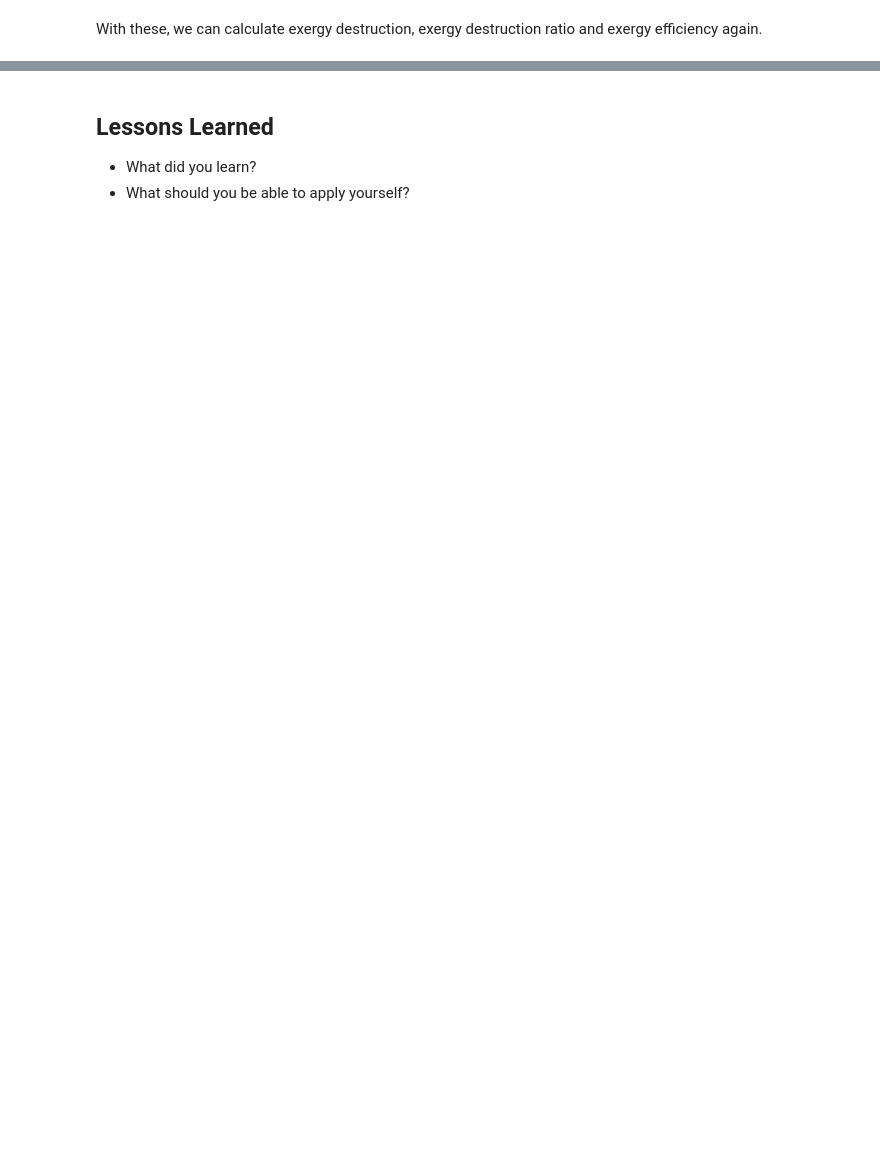
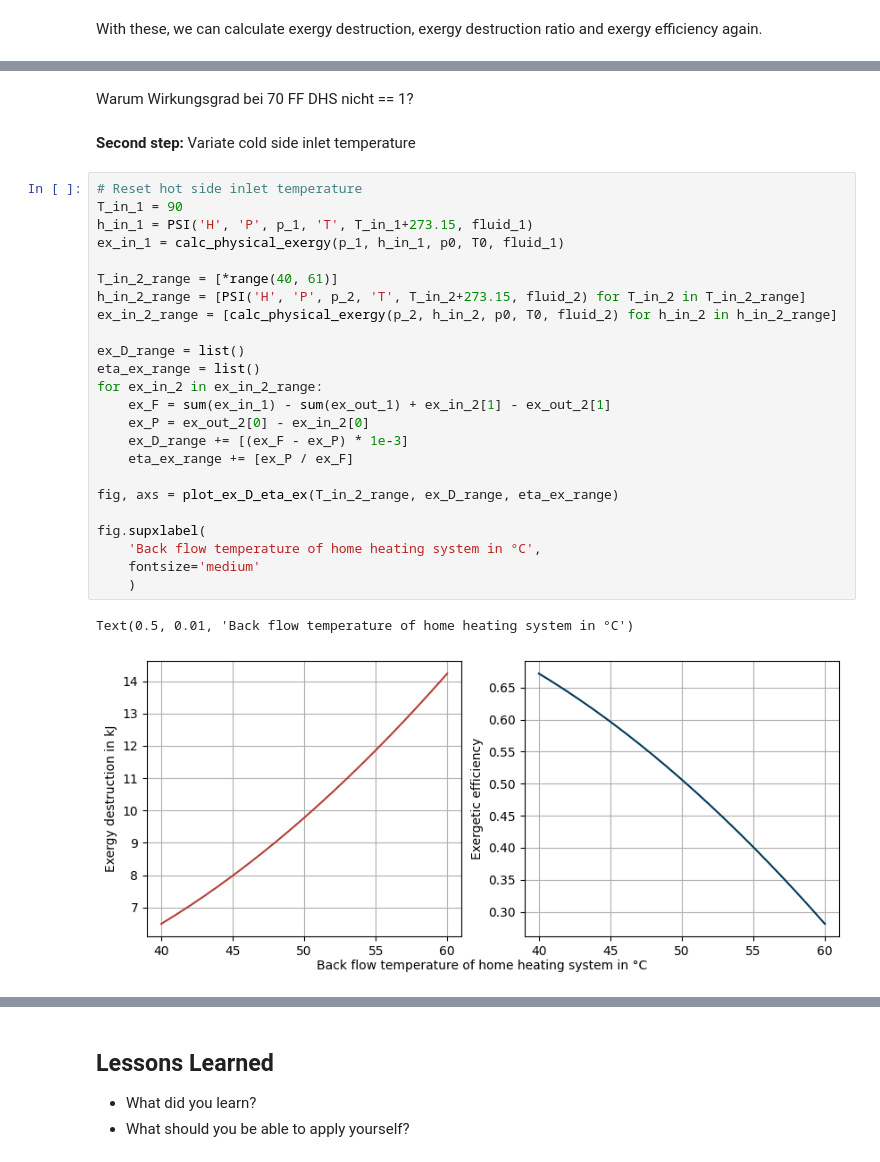
Before and after one commit to fwitte/TESPy_teaching_exergy, a Jupyter notebook: book/single-components/heat-exchanger.ipynb, the cells around one changed output, grey strips where cells are left out. Saved outputs shown, nothing was run; the diff lists cells and outputs as text; blank space fills up the shorter version.

```diff
--- a/book/single-components/heat-exchanger.ipynb
+++ b/book/single-components/heat-exchanger.ipynb
@@ -212,0 +239,31 @@ As we can see, the exergy destruction is lowest, when the cold side's outflow te
+# %% [markdown]
+Warum Wirkungsgrad bei 70 FF DHS nicht == 1?
+# %% [markdown]
+**Second step:** Variate cold side inlet temperature
+# %%
+# Reset hot side inlet temperature
+T_in_1 = 90
+h_in_1 = PSI('H', 'P', p_1, 'T', T_in_1+273.15, fluid_1)
+ex_in_1 = calc_physical_exergy(p_1, h_in_1, p0, T0, fluid_1)
+
+T_in_2_range = [*range(40, 61)]
+h_in_2_range = [PSI('H', 'P', p_2, 'T', T_in_2+273.15, fluid_2) for T_in_2 in T_in_2_range]
+ex_in_2_range = [calc_physical_exergy(p_2, h_in_2, p0, T0, fluid_2) for h_in_2 in h_in_2_range]
+
+ex_D_range = list()
+eta_ex_range = list()
+for ex_in_2 in ex_in_2_range:
+    ex_F = sum(ex_in_1) - sum(ex_out_1) + ex_in_2[1] - ex_out_2[1]
+    ex_P = ex_out_2[0] - ex_in_2[0]
+    ex_D_range += [(ex_F - ex_P) * 1e-3]
+    eta_ex_range += [ex_P / ex_F]
+
+fig, axs = plot_ex_D_eta_ex(T_in_2_range, ex_D_range, eta_ex_range)
+
+fig.supxlabel(
+    'Back flow temperature of home heating system in °C',
+    fontsize='medium'
+    )
+# %% [output]
+Text(0.5, 0.01, 'Back flow temperature of home heating system in °C')
+[figure, added]
```
Also changed, not shown: parts of 39 cells of this notebook.
